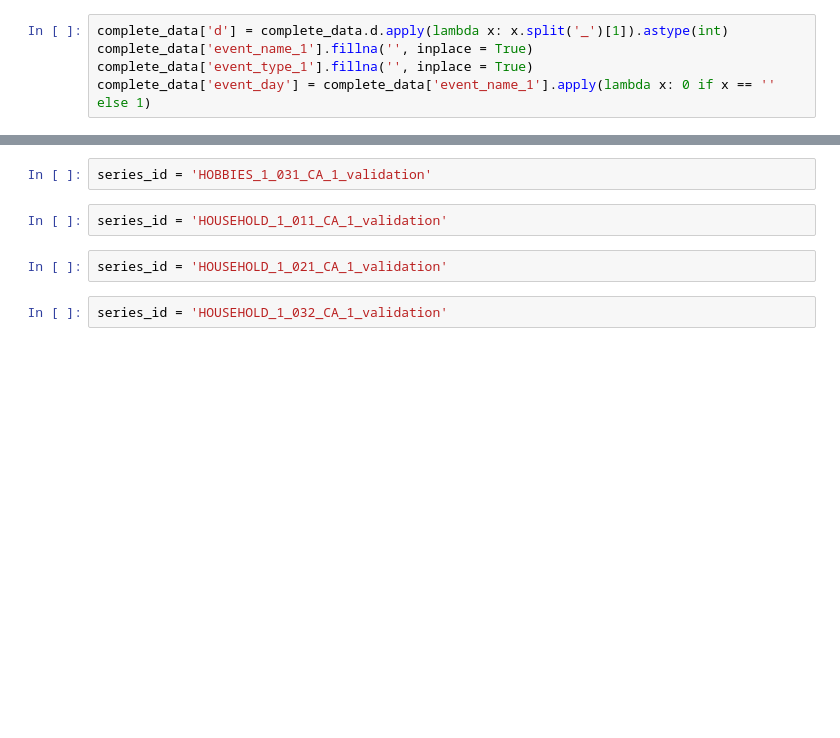
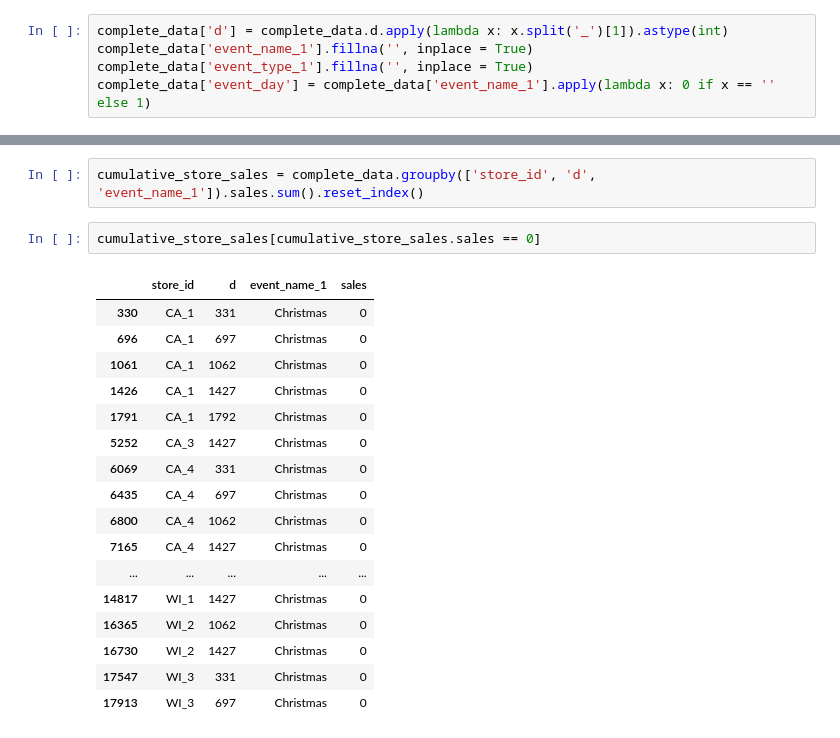
Before and after one commit to andrew-kipp/M5-Forecasting, a Jupyter notebook: EDA_Sales_Plots.ipynb, the cells around one changed output, grey strips where cells are left out. Drawn from its saved outputs; the diff is of its cells as text; blank space fills up the shorter version.

```diff
--- a/EDA_Sales_Plots.ipynb
+++ b/EDA_Sales_Plots.ipynb
@@ -70,8 +86,22 @@ series_id = 'HOBBIES_1_021_CA_1_validation'
-# %%
-series_id = 'HOBBIES_1_031_CA_1_validation'
-# %%
-series_id = 'HOUSEHOLD_1_011_CA_1_validation'
-# %%
-series_id = 'HOUSEHOLD_1_021_CA_1_validation'
-# %%
-series_id = 'HOUSEHOLD_1_032_CA_1_validation'
+# %%
+cumulative_store_sales = complete_data.groupby(['store_id', 'd', 'event_name_1']).sales.sum().reset_index()
+# %%
+cumulative_store_sales[cumulative_store_sales.sales == 0]
+# %% [output]
+|  | store_id | d | event_name_1 | sales |
+| 330 | CA_1 | 331 | Christmas | 0 |
+| 696 | CA_1 | 697 | Christmas | 0 |
+| 1061 | CA_1 | 1062 | Christmas | 0 |
+| 1426 | CA_1 | 1427 | Christmas | 0 |
+| 1791 | CA_1 | 1792 | Christmas | 0 |
+| 5252 | CA_3 | 1427 | Christmas | 0 |
+| 6069 | CA_4 | 331 | Christmas | 0 |
+| 6435 | CA_4 | 697 | Christmas | 0 |
+| 6800 | CA_4 | 1062 | Christmas | 0 |
+| 7165 | CA_4 | 1427 | Christmas | 0 |
+| ... | ... | ... | ... | ... |
+| 14817 | WI_1 | 1427 | Christmas | 0 |
+| 16365 | WI_2 | 1062 | Christmas | 0 |
+| 16730 | WI_2 | 1427 | Christmas | 0 |
+| 17547 | WI_3 | 331 | Christmas | 0 |
+| 17913 | WI_3 | 697 | Christmas | 0 |
```
Also changed, not shown: parts of 11 cells of this notebook.
